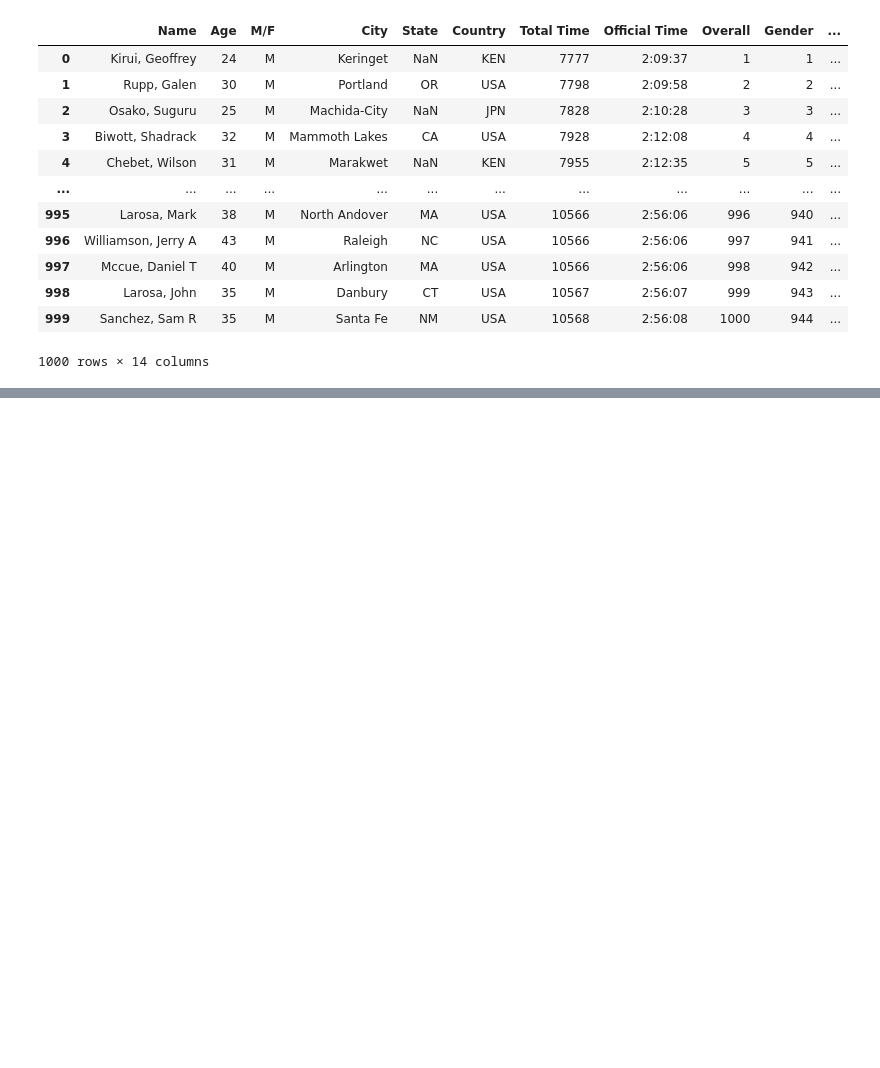
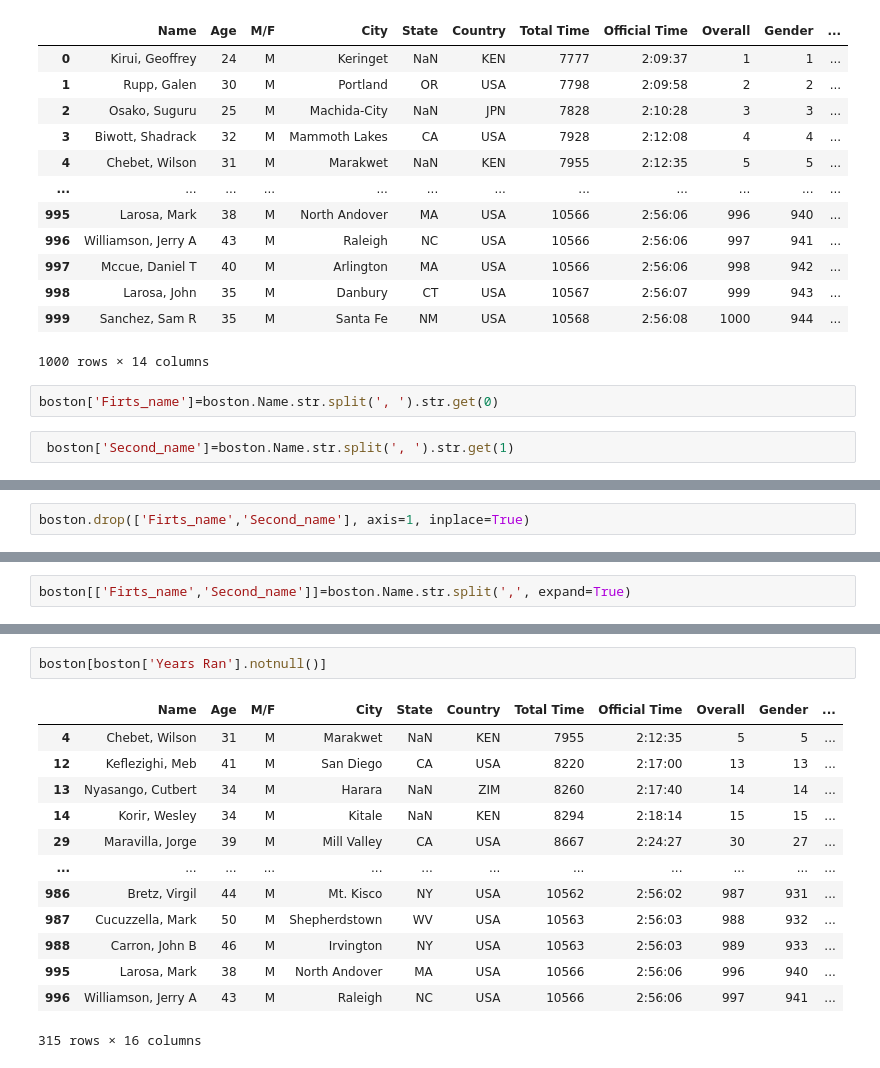
Before and after one commit to junio-firmino/Aprendizado_python, a Jupyter notebook: boston.ipynb, the cells around one changed output, grey strips where cells are left out. Drawn from its saved outputs; the diff is of its cells as text; blank space fills up the shorter version.

```diff
--- a/boston.ipynb
+++ b/boston.ipynb
@@ -186,3 +186,7 @@ boston
 | 998 | Larosa, John | 35 | M | Danbury | CT | USA | 10567 | 2:56:07 | 999 | 943 | ... |
 | 999 | Sanchez, Sam R | 35 | M | Santa Fe | NM | USA | 10568 | 2:56:08 | 1000 | 944 | ... |
 1000 rows × 14 columns
+# %%
+boston['Firts_name']=boston.Name.str.split(', ').str.get(0)
+# %%
+ boston['Second_name']=boston.Name.str.split(', ').str.get(1)
@@ -188,0 +209,2 @@ boston
+# %%
+boston.drop(['Firts_name','Second_name'], axis=1, inplace=True)
@@ -188,0 +244,2 @@ boston
+# %%
+boston[['Firts_name','Second_name']]=boston.Name.str.split(',', expand=True)
@@ -188,0 +270,16 @@ boston
+# %%
+boston[boston['Years Ran'].notnull()]
+# %% [output]
+|  | Name | Age | M/F | City | State | Country | Total Time | Official Time | Overall | Gender | ... |
+| 4 | Chebet, Wilson | 31 | M | Marakwet | NaN | KEN | 7955 | 2:12:35 | 5 | 5 | ... |
+| 12 | Keflezighi, Meb | 41 | M | San Diego | CA | USA | 8220 | 2:17:00 | 13 | 13 | ... |
+| 13 | Nyasango, Cutbert | 34 | M | Harara | NaN | ZIM | 8260 | 2:17:40 | 14 | 14 | ... |
+| 14 | Korir, Wesley | 34 | M | Kitale | NaN | KEN | 8294 | 2:18:14 | 15 | 15 | ... |
+| 29 | Maravilla, Jorge | 39 | M | Mill Valley | CA | USA | 8667 | 2:24:27 | 30 | 27 | ... |
+| ... | ... | ... | ... | ... | ... | ... | ... | ... | ... | ... | ... |
+| 986 | Bretz, Virgil | 44 | M | Mt. Kisco | NY | USA | 10562 | 2:56:02 | 987 | 931 | ... |
+| 987 | Cucuzzella, Mark | 50 | M | Shepherdstown | WV | USA | 10563 | 2:56:03 | 988 | 932 | ... |
+| 988 | Carron, John B | 46 | M | Irvington | NY | USA | 10563 | 2:56:03 | 989 | 933 | ... |
+| 995 | Larosa, Mark | 38 | M | North Andover | MA | USA | 10566 | 2:56:06 | 996 | 940 | ... |
+| 996 | Williamson, Jerry A | 43 | M | Raleigh | NC | USA | 10566 | 2:56:06 | 997 | 941 | ... |
+315 rows × 16 columns
```
Also changed, not shown: parts of 7 cells of this notebook.
